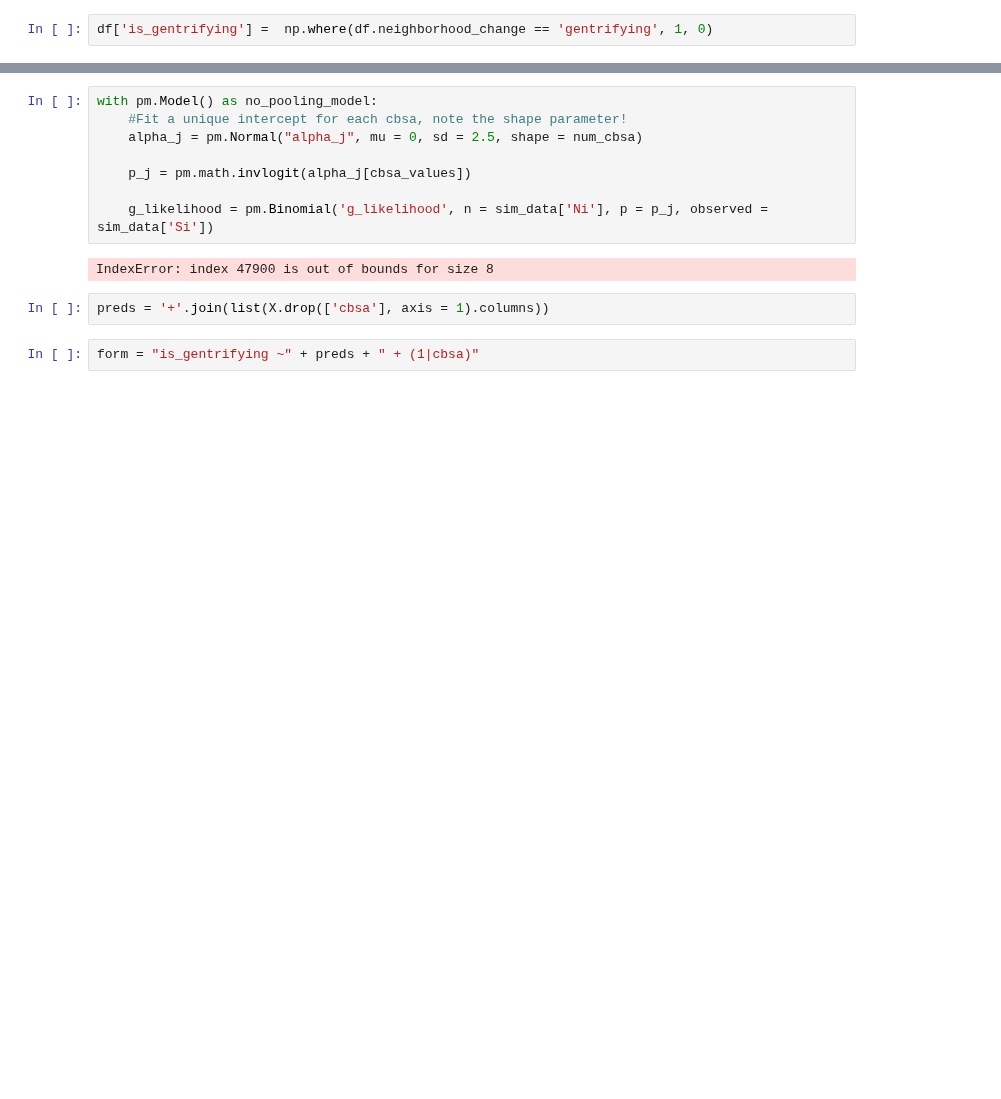
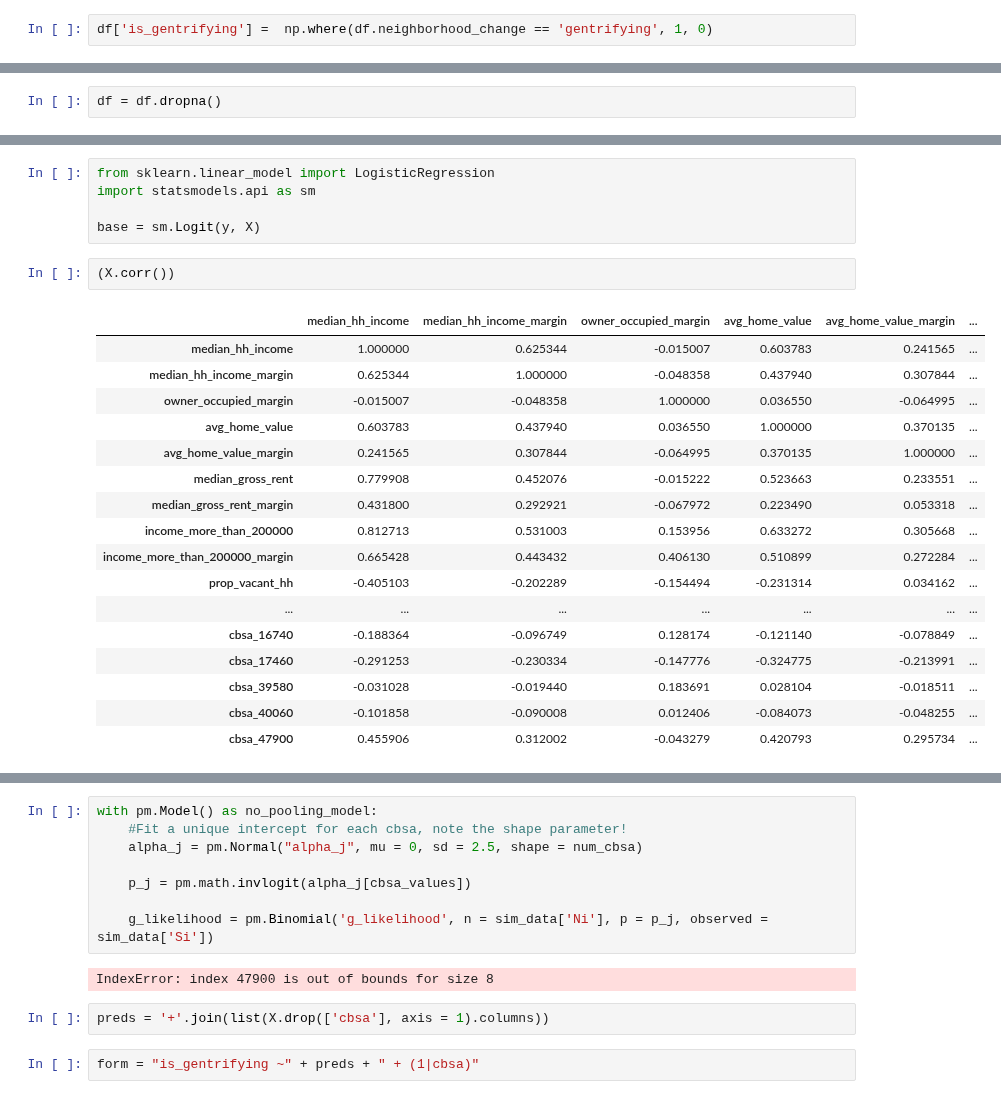
Before and after one commit to gabgilling/Bayesian-Blogs, a Jupyter notebook: neighborhood_change.ipynb, the cells around one changed output, grey strips where cells are left out. Saved outputs shown, nothing was run; the diff lists cells and outputs as text; blank space fills up the shorter version.

```diff
--- a/neighborhood_change.ipynb
+++ b/neighborhood_change.ipynb
@@ -62,0 +62,2 @@ corr_df[abs(corr_df) > 0.8]
+# %%
+df = df.dropna()
@@ -111,0 +108,25 @@ Name: is_gentrifying, dtype: int64
+# %%
+from sklearn.linear_model import LogisticRegression
+import statsmodels.api as sm
+
+base = sm.Logit(y, X)
+# %%
+(X.corr())
+# %% [output]
+|  | median_hh_income | median_hh_income_margin | owner_occupied_margin | avg_home_value | avg_home_value_margin | ... |
+| median_hh_income | 1.000000 | 0.625344 | -0.015007 | 0.603783 | 0.241565 | ... |
+| median_hh_income_margin | 0.625344 | 1.000000 | -0.048358 | 0.437940 | 0.307844 | ... |
+| owner_occupied_margin | -0.015007 | -0.048358 | 1.000000 | 0.036550 | -0.064995 | ... |
+| avg_home_value | 0.603783 | 0.437940 | 0.036550 | 1.000000 | 0.370135 | ... |
+| avg_home_value_margin | 0.241565 | 0.307844 | -0.064995 | 0.370135 | 1.000000 | ... |
+| median_gross_rent | 0.779908 | 0.452076 | -0.015222 | 0.523663 | 0.233551 | ... |
+| median_gross_rent_margin | 0.431800 | 0.292921 | -0.067972 | 0.223490 | 0.053318 | ... |
+| income_more_than_200000 | 0.812713 | 0.531003 | 0.153956 | 0.633272 | 0.305668 | ... |
+| income_more_than_200000_margin | 0.665428 | 0.443432 | 0.406130 | 0.510899 | 0.272284 | ... |
+| prop_vacant_hh | -0.405103 | -0.202289 | -0.154494 | -0.231314 | 0.034162 | ... |
+| ... | ... | ... | ... | ... | ... | ... |
+| cbsa_16740 | -0.188364 | -0.096749 | 0.128174 | -0.121140 | -0.078849 | ... |
+| cbsa_17460 | -0.291253 | -0.230334 | -0.147776 | -0.324775 | -0.213991 | ... |
+| cbsa_39580 | -0.031028 | -0.019440 | 0.183691 | 0.028104 | -0.018511 | ... |
+| cbsa_40060 | -0.101858 | -0.090008 | 0.012406 | -0.084073 | -0.048255 | ... |
+| cbsa_47900 | 0.455906 | 0.312002 | -0.043279 | 0.420793 | 0.295734 | ... |
```
Also changed, not shown: parts of 26 cells of this notebook, 4 other files.
